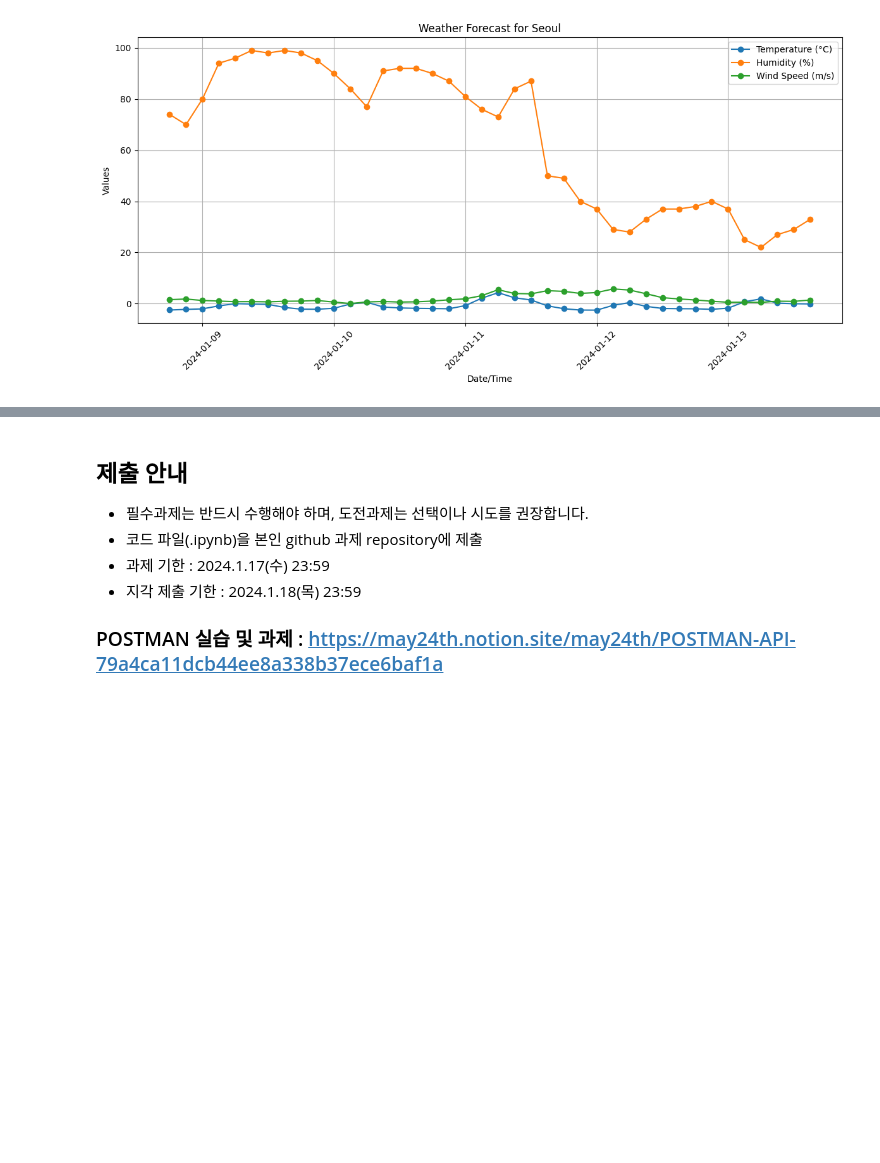
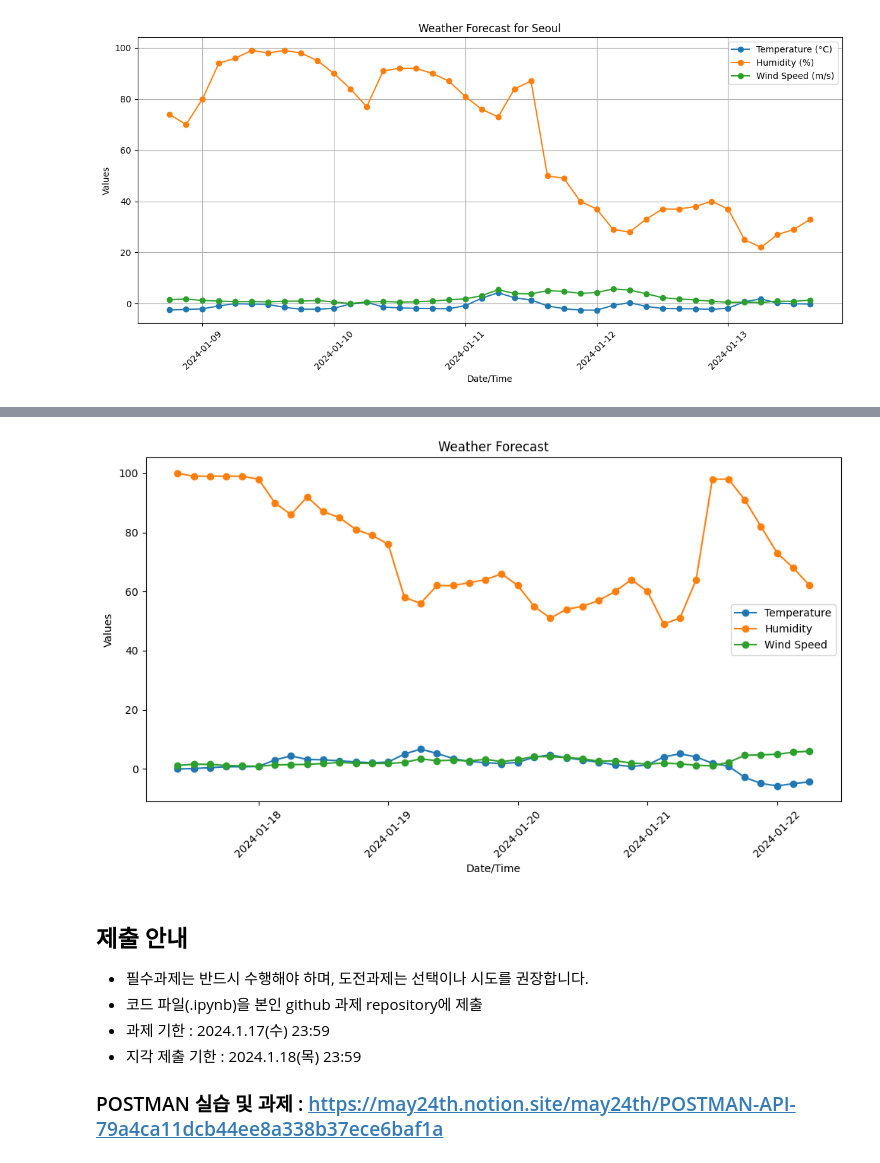
Before and after one commit to RJihyeon/Ybigta_assignment, a Jupyter notebook: 0111 REST API/240111_REST_API_과제.ipynb, the cells around one changed output, grey strips where cells are left out. Saved outputs shown, nothing was run; the diff lists cells and outputs as text; code cells hidden in the pictures; blank space fills up the shorter version.

```diff
--- a/0111 REST API/240111_REST_API_과제.ipynb
+++ b/0111 REST API/240111_REST_API_과제.ipynb
@@ -189,7 +190,9 @@ if __name__ == "__main__":
 # 코드 일부 및 출력 예시
 
 import matplotlib.pyplot as plt
-from datetime import datetime
+from datetime import datetime, timedelta
+import pandas as pd
+import requests
 
 def get_weather_forecast(api_key, city_name):
     base_url = "http://api.openweathermap.org/data/2.5/forecast"
@@ -203,21 +206,63 @@ def get_weather_forecast(api_key, city_name):
         response = requests.get(base_url, params=params)
         data = response.json()
 
+
         if response.status_code == 200:
             # 일기 예보 정보 불러오기
 
-                # 날짜/시간 정보와 해당 시간의 온도, 습도, 바람 속도, 날씨를 리스트에 추가
+            weather_data = []
+            for forecast in data['list']:
+                # datetime.utcfromtimestamp dt unix format을 => timestamp를 datetime 객체로 변환
+                start_time=datetime.utcfromtimestamp(forecast['dt'])
+                end_time = start_time + timedelta(hours=3)
+                weather = forecast['weather'][0]['description']
 
-            # 날씨 변동 사항 테이블로 출력
+
+            # 날짜/시간 정보와 해당 시간의 온도, 습도, 바람 속도, 날씨를 리스트에 추가
+                temperature = forecast['main']['temp']
+                humadity = forecast['main']['humidity']
+                wind_speed = forecast['wind']['speed']
+                weather_data.append([start_time, end_time, temperature, humadity, wind_speed, weather])
+
+           # 날씨 변동 사항 테이블로 출력
+            print(f"{' ':<5}{'Start Time':>19} {'End Time':>19} {'Weather':>18}")
+            for idx, row in enumerate(weather_data, start=0):
+                print(f"{idx:<5}{row[0]} {row[1]} {row[5]:>18}")
 
             # pandas DataFrame으로 변환하여 표 출력
+            df = pd.DataFrame(weather_data, columns=['Start Time', 'End Time', 'Temperature', 'Humidity', 'Wind Speed', 'Weather'])
+            print(df)
 
             # 그래프 그리기
 
+            plt.figure(figsize=(10, 6))
+            plt.plot(df['Start Time'], df['Temperature'], label='Temperature', marker='o')
+            plt.plot(df['Start Time'], df['Humidity'], label='Humidity', marker='o')
+            plt.plot(df['Start Time'], df['Wind Speed'], label='Wind Speed', marker='o')
+
+            # 그래프 속성 설정
+            plt.title('Weather Forecast')
+            plt.xlabel('Date/Time')
+            plt.ylabel('Values')
+            plt.xticks(rotation=45)
+            plt.yticks(range(0, 101, 20))
+            plt.legend()
+
+            # 그래프 출력
+            plt.tight_layout()
+            plt.show()
+
+
+
+    except Exception as e:
+        print(f"API 요청에 실패했습니다. 오류: {e}")
+        return None
+
 if __name__ == "__main__":
     # OpenWeatherMap API 키와 도시 이름 설정
-    api_key = "#########"
+    api_key = "비밀"
     city_name = "Seoul"
 
     # 함수 호출로 일기 예보 정보 가져오기
     get_weather_forecast(api_key, city_name)
+# %% [output]
@@ -224,3 +286,4 @@ if __name__ == "__main__":
+[figure, added]
 # %% [markdown]
 ## 제출 안내
 
```
Also changed, not shown: parts of 2 cells of this notebook.
